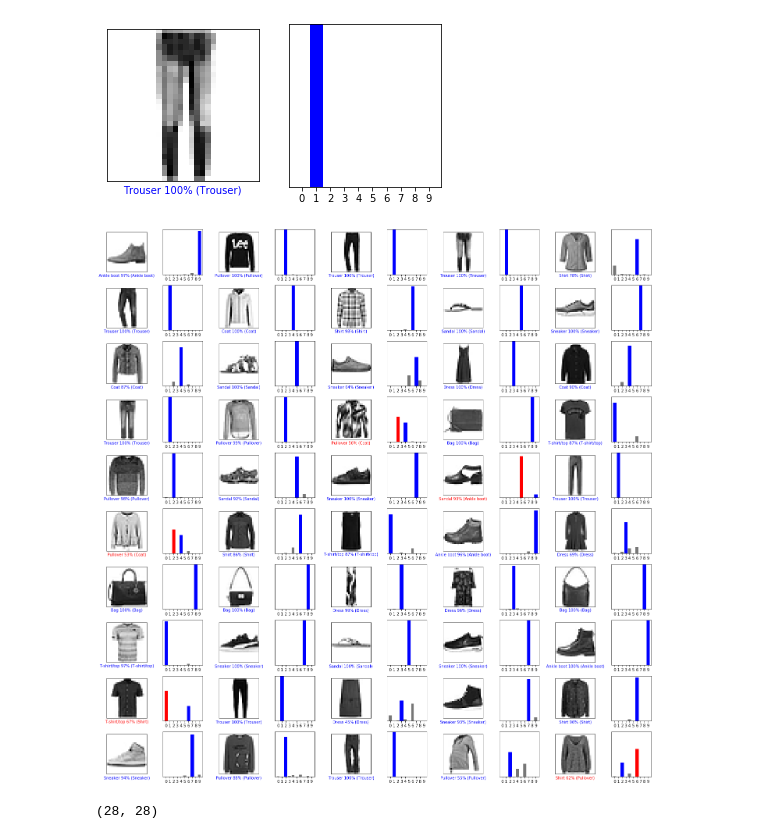
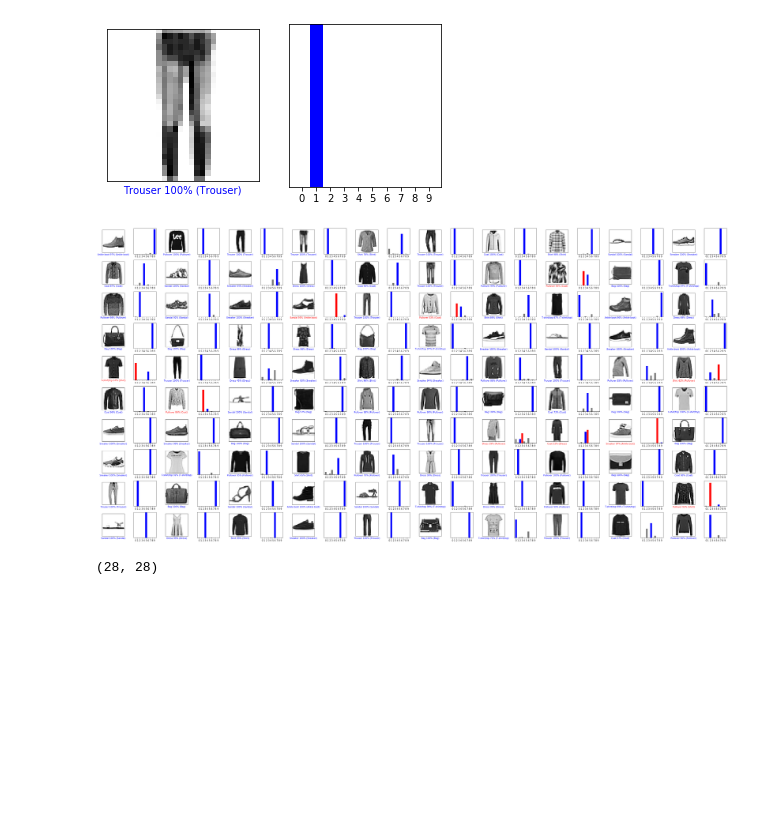
Before and after one commit to Benknightdark/nCoVCrawler, a Jupyter notebook: notebook/tensorflow yoyoy.ipynb, the cells around one changed output. Drawn from its saved outputs; the diff is of its cells as text; code cells hidden in the pictures; blank space fills up the shorter version.

```diff
--- a/notebook/tensorflow yoyoy.ipynb
+++ b/notebook/tensorflow yoyoy.ipynb
@@ -306,19 +306,19 @@ plt.show()
 # %%
 # Plot the first X test images, their predicted labels, and the true labels.
 # Color correct predictions in blue and incorrect predictions in red.
 num_rows = 10
-num_cols = 5
+num_cols = 10
 num_images = num_rows*num_cols
 plt.figure(figsize=(2*2*num_cols, 2*num_rows))
 for i in range(num_images):
   plt.subplot(num_rows, 2*num_cols, 2*i+1)
   plot_image(i, predictions[i], test_labels, test_images)
   plt.subplot(num_rows, 2*num_cols, 2*i+2)
   plot_value_array(i, predictions[i], test_labels)
 plt.tight_layout()
 plt.show()
 # %% [output]
-[figure, old version]
+[figure, new version]
 # %%
 # Grab an image from the test dataset.
 img = test_images[1]
```
Also changed, not shown: parts of 3 cells of this notebook.
